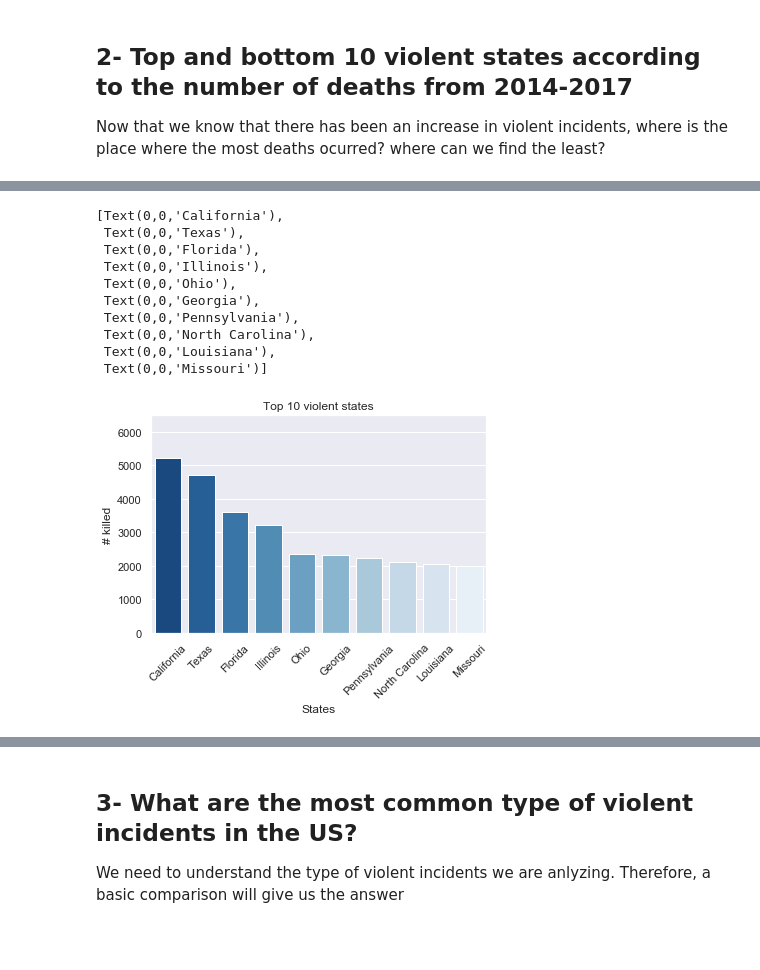
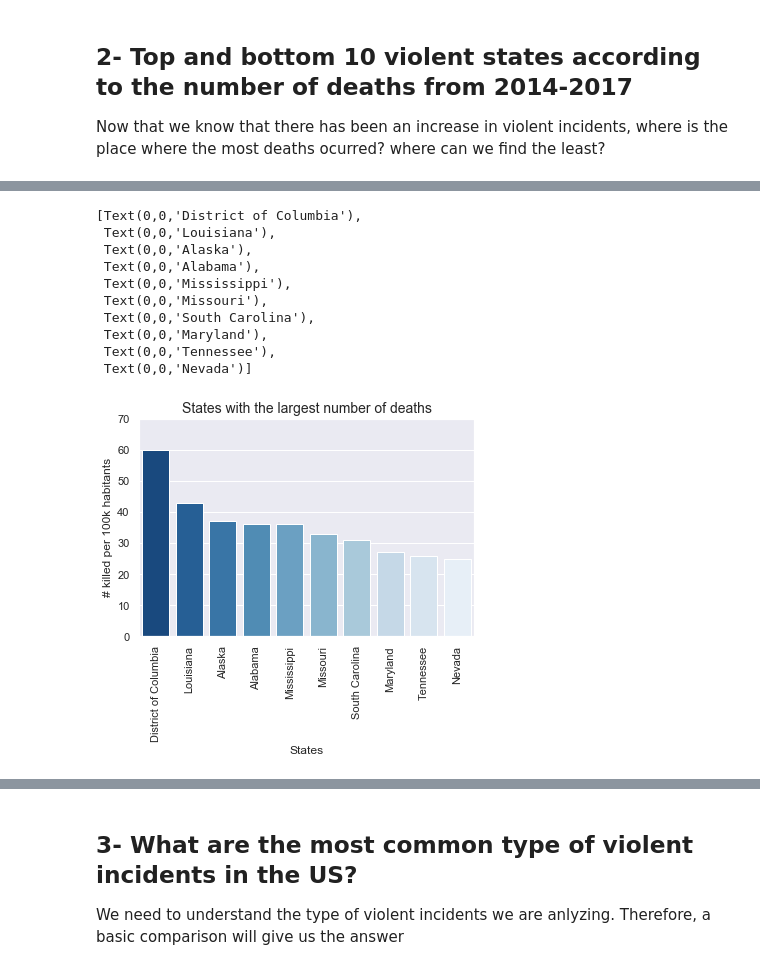
Before and after one commit to palolo02/Project1, a Jupyter notebook: Crime in US.ipynb, the cells around one changed output, grey strips where cells are left out. Saved outputs shown, nothing was run; the diff lists cells and outputs as text; code cells hidden in the pictures; blank space fills up the shorter version.

Commit message:
adding population index

```diff
--- a/Crime in US.ipynb
+++ b/Crime in US.ipynb
@@ -365,8 +366,9 @@ incident_count=new_data.groupby('state').agg('count')
 incident_count
 
 killed_number=new_data.groupby('state').sum()
-killed_sort=killed_number.sort_values(by='n_killed',ascending=False)
+killed_sort=left_merge.sort_values(by='n_killed_100k',ascending=False)
 
 #Top 10 contries by killed number
 top=killed_sort.head(10)
 bottom=killed_sort.tail(10)
+top
@@ -373,22 +387,22 @@ bottom=killed_sort.tail(10)
 # %%
 #bar plot top
-killed_years=sns.barplot(x=top.index, y=top.n_killed,data=top,palette='Blues_r')
+killed_years=sns.barplot(x=top.state, y=top.n_killed_100k,data=top,palette='Blues_r')
 plt.xlabel('States')
-plt.ylabel('# killed')
-plt.title('Top 10 violent states')
-killed_years.set_ylim([0,6500])
-killed_years.set_xticklabels(killed_years.get_xticklabels(),rotation=45)
+plt.ylabel('# killed per 100k habitants')
+plt.title('States with the largest number of deaths',fontsize=14)
+killed_years.set_ylim([0,70])
+killed_years.set_xticklabels(killed_years.get_xticklabels(),rotation=90)
 # %% [output]
-[Text(0,0,'California'),
- Text(0,0,'Texas'),
- Text(0,0,'Florida'),
- Text(0,0,'Illinois'),
- Text(0,0,'Ohio'),
- Text(0,0,'Georgia'),
- Text(0,0,'Pennsylvania'),
- Text(0,0,'North Carolina'),
+[Text(0,0,'District of Columbia'),
  Text(0,0,'Louisiana'),
- Text(0,0,'Missouri')]
+ Text(0,0,'Alaska'),
+ Text(0,0,'Alabama'),
+ Text(0,0,'Mississippi'),
+ Text(0,0,'Missouri'),
+ Text(0,0,'South Carolina'),
+ Text(0,0,'Maryland'),
+ Text(0,0,'Tennessee'),
+ Text(0,0,'Nevada')]
-[figure, old version]
+[figure, new version]
 # %%
 #bar plot bottom
```
Also changed, not shown: parts of 9 cells of this notebook.
